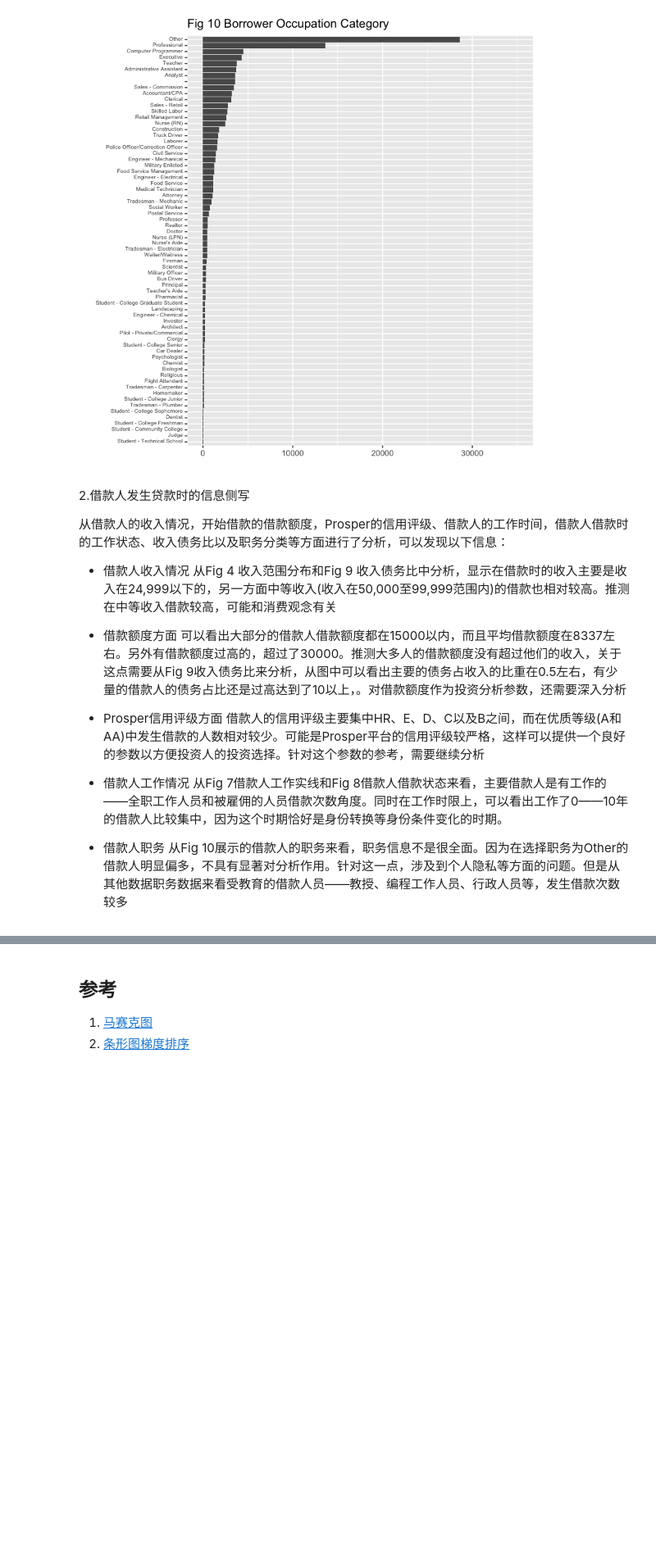
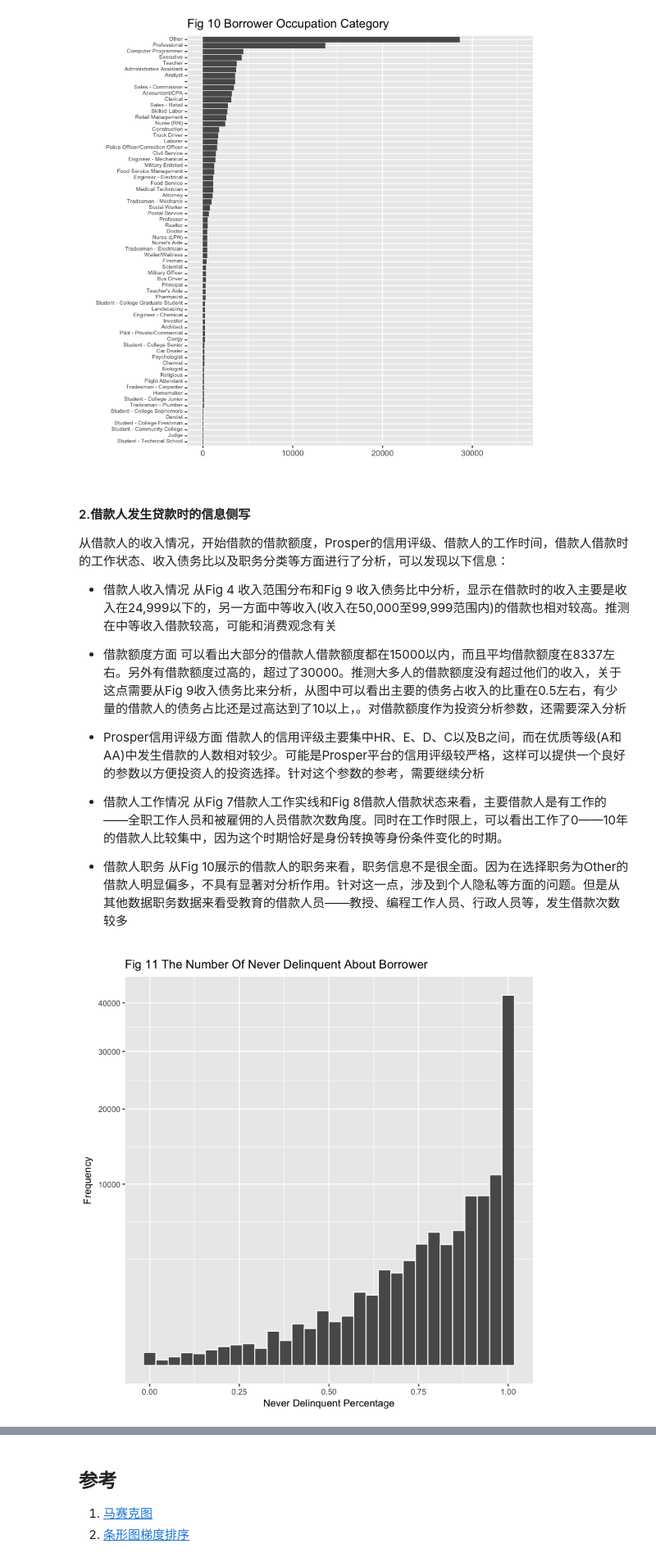
Before and after one commit to ZenRay/DataAnalysisAndSummary, a Jupyter notebook: ProsperEDA.ipynb, the cells around one changed output, grey strips where cells are left out. Shown at 82% size. Cells and saved outputs as stored; diff of their text form; code cells hidden in the pictures; blank space fills up the shorter version.

```diff
--- a/ProsperEDA.ipynb
+++ b/ProsperEDA.ipynb
@@ -276,7 +278,7 @@ ggplot(aes(reorder(Occupation, rep(1, length(Occupation)), sum)), data=subset(ra
 # %% [output]
 [figure]
 # %% [markdown]
-2.借款人发生贷款时的信息侧写
+#### 2.借款人发生贷款时的信息侧写
 
 从借款人的收入情况，开始借款的借款额度，Prosper的信用评级、借款人的工作时间，借款人借款时的工作状态、收入债务比以及职务分类等方面进行了分析，可以发现以下信息：
 
@@ -289,3 +291,15 @@ ggplot(aes(reorder(Occupation, rep(1, length(Occupation)), sum)), data=subset(ra
 * 借款人工作情况 从Fig 7借款人工作实线和Fig 8借款人借款状态来看，主要借款人是有工作的——全职工作人员和被雇佣的人员借款次数角度。同时在工作时限上，可以看出工作了0——10年的借款人比较集中，因为这个时期恰好是身份转换等身份条件变化的时期。
 
 * 借款人职务 从Fig 10展示的借款人的职务来看，职务信息不是很全面。因为在选择职务为Other的借款人明显偏多，不具有显著对分析作用。针对这一点，涉及到个人隐私等方面的问题。但是从其他数据职务数据来看受教育的借款人员——教授、编程工作人员、行政人员等，发生借款次数较多
+# %%
+# rawprosper$TotalTrades
+ggplot(aes(TradesNeverDelinquentPercentage), data=subset(rawprosper, !is.na(TradesNeverDelinquentPercentage))) +
+    geom_histogram(color="white", bins=30) +
+    scale_y_sqrt() +
+    labs(x="Never Delinquent Percentage", y="Frequency",
+        title="Fig 11 The Number Of Never Delinquent About Borrower")
+#     scale_y_continuous(limits=c())
+#     coord_trans(y="sqrt")
+#     scale_y_sqrt()
+# %% [output]
+[figure, added]
```
Also changed, not shown: parts of 15 cells of this notebook.
